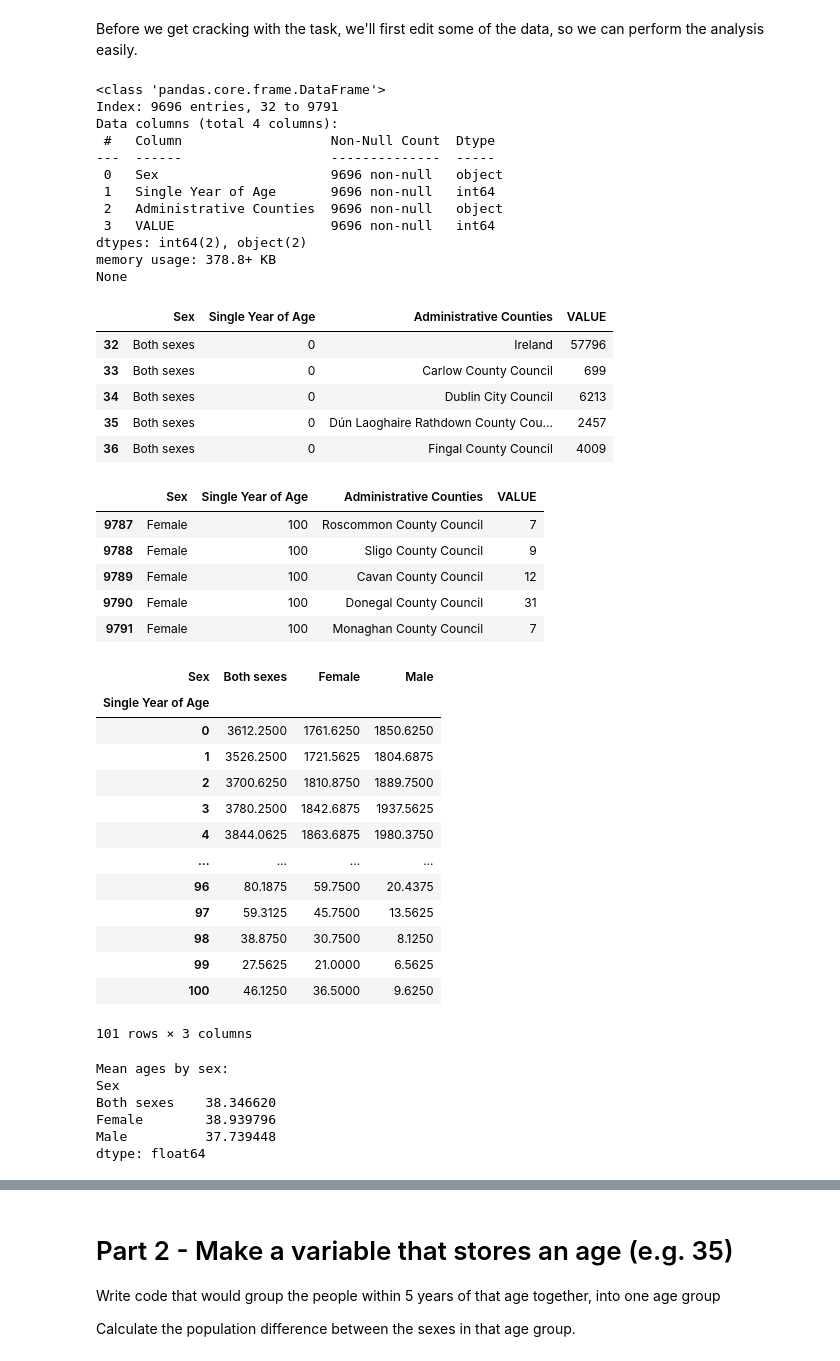
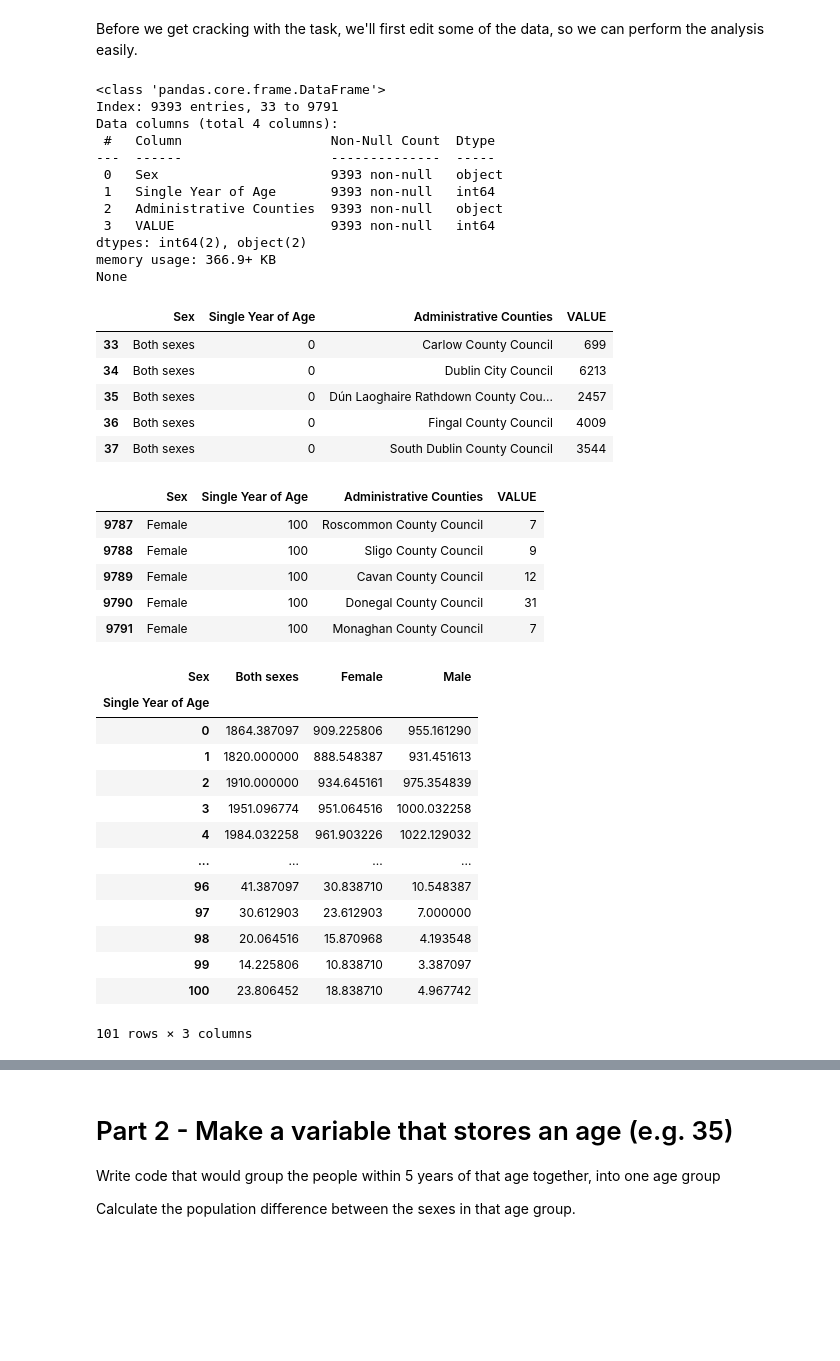
Before and after one commit to marianemcgrath/pfda, a Jupyter notebook: assignment/assignment05_population.ipynb, the cells around one changed output, grey strips where cells are left out. Saved outputs shown, nothing was run; the diff lists cells and outputs as text; code cells hidden in the pictures; blank space fills up the shorter version.

```diff
--- a/assignment/assignment05_population.ipynb
+++ b/assignment/assignment05_population.ipynb
@@ -33,42 +33,48 @@ Before we get cracking with the task, we'll first edit some of the data, so we c
 # %%
 # Removing all ages
 df = df[df["Single Year of Age"] != "All ages"]
 
 # Changing the columns using a find and replace
 df ["Single Year of Age"] = df ["Single Year of Age"].astype(str).str.replace("Under 1 year","0")
 df ["Single Year of Age"] = df ["Single Year of Age"].astype(str).str.replace("100 years and over","100")
 
 # Removing all non-digit characters from the selected column
 df["Single Year of Age"] = df["Single Year of Age"].str.replace(r"\D", "", regex=True)
 
 # Make sure the column is an integer for plotting later
 df["Single Year of Age"] = df["Single Year of Age"].astype("int64")
 
+# Remove Ireland as an Administrative County
+df = df[df["Administrative Counties"] != "Ireland"]
+
 # Check the general info of the dataframe
 print(df.info())
 
 # Display the first and last 5 rows of data, to make sure the edits have worked
 display(df.head())
 display(df.tail())
+
+# Source: Class notes
+# Source: http://medium.com/@will4856/basic-steps-when-cleaning-a-data-set-using-pandas-3576e716173d
 # %% [output]
 <class 'pandas.core.frame.DataFrame'>
-Index: 9696 entries, 32 to 9791
+Index: 9393 entries, 33 to 9791
 Data columns (total 4 columns):
  #   Column                   Non-Null Count  Dtype
 ---  ------                   --------------  -----
- 0   Sex                      9696 non-null   object
- 1   Single Year of Age       9696 non-null   int64
- 2   Administrative Counties  9696 non-null   object
- 3   VALUE                    9696 non-null   int64
+ 0   Sex                      9393 non-null   object
+ 1   Single Year of Age       9393 non-null   int64
+ 2   Administrative Counties  9393 non-null   object
+ 3   VALUE                    9393 non-null   int64
 dtypes: int64(2), object(2)
-memory usage: 378.8+ KB
+memory usage: 366.9+ KB
 None
 |  | Sex | Single Year of Age | Administrative Counties | VALUE |
-| 32 | Both sexes | 0 | Ireland | 57796 |
 | 33 | Both sexes | 0 | Carlow County Council | 699 |
 | 34 | Both sexes | 0 | Dublin City Council | 6213 |
 | 35 | Both sexes | 0 | Dún Laoghaire Rathdown County Cou... | 2457 |
 | 36 | Both sexes | 0 | Fingal County Council | 4009 |
+| 37 | Both sexes | 0 | South Dublin County Council | 3544 |
 |  | Sex | Single Year of Age | Administrative Counties | VALUE |
 | 9787 | Female | 100 | Roscommon County Council | 7 |
 | 9788 | Female | 100 | Sligo County Council | 9 |
@@ -87,30 +93,15 @@ display(df_analysis)
 # %% [output]
 | Sex | Both sexes | Female | Male |
 | Single Year of Age |  |  |  |
-| 0 | 3612.2500 | 1761.6250 | 1850.6250 |
-| 1 | 3526.2500 | 1721.5625 | 1804.6875 |
-| 2 | 3700.6250 | 1810.8750 | 1889.7500 |
-| 3 | 3780.2500 | 1842.6875 | 1937.5625 |
-| 4 | 3844.0625 | 1863.6875 | 1980.3750 |
+| 0 | 1864.387097 | 909.225806 | 955.161290 |
+| 1 | 1820.000000 | 888.548387 | 931.451613 |
+| 2 | 1910.000000 | 934.645161 | 975.354839 |
+| 3 | 1951.096774 | 951.064516 | 1000.032258 |
+| 4 | 1984.032258 | 961.903226 | 1022.129032 |
 | ... | ... | ... | ... |
-| 96 | 80.1875 | 59.7500 | 20.4375 |
-| 97 | 59.3125 | 45.7500 | 13.5625 |
-| 98 | 38.8750 | 30.7500 | 8.1250 |
-| 99 | 27.5625 | 21.0000 | 6.5625 |
-| 100 | 46.1250 | 36.5000 | 9.6250 |
+| 96 | 41.387097 | 30.838710 | 10.548387 |
+| 97 | 30.612903 | 23.612903 | 7.000000 |
+| 98 | 20.064516 | 15.870968 | 4.193548 |
+| 99 | 14.225806 | 10.838710 | 3.387097 |
+| 100 | 23.806452 | 18.838710 | 4.967742 |
 101 rows × 3 columns
-# %%
-# Now, we'll calculate the mean age by sex
-# Using the lambda function to calculate weighted average, where x.index is the age and x.values is the population count
-mean_ages = df_analysis.apply(lambda x: np.average(x.index, weights=x.values))
-
-# Show the mean ages by sex
-print("Mean ages by sex:")
-print(mean_ages)
-# %% [output]
-Mean ages by sex:
-Sex
-Both sexes    38.346620
-Female        38.939796
-Male          37.739448
-dtype: float64
```
Also changed, not shown: parts of 10 cells of this notebook, 1 other file.
